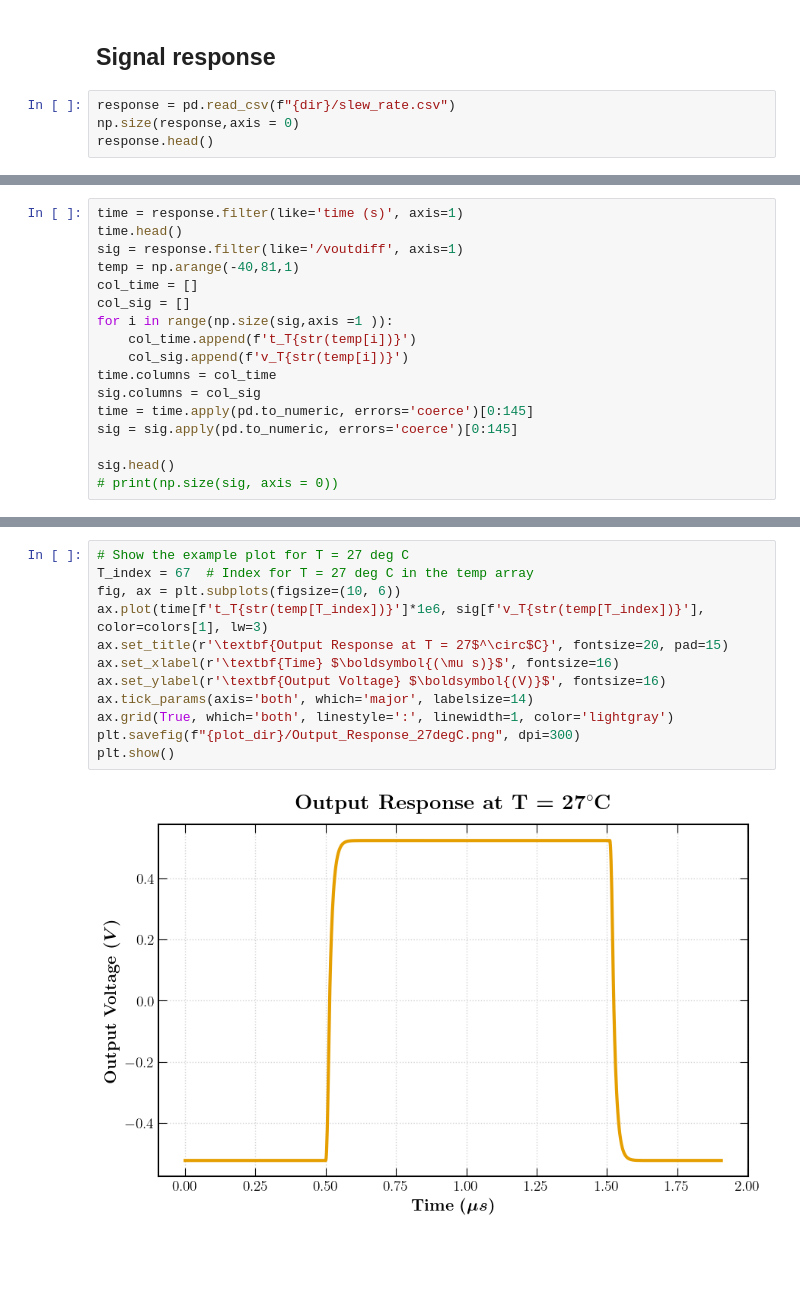
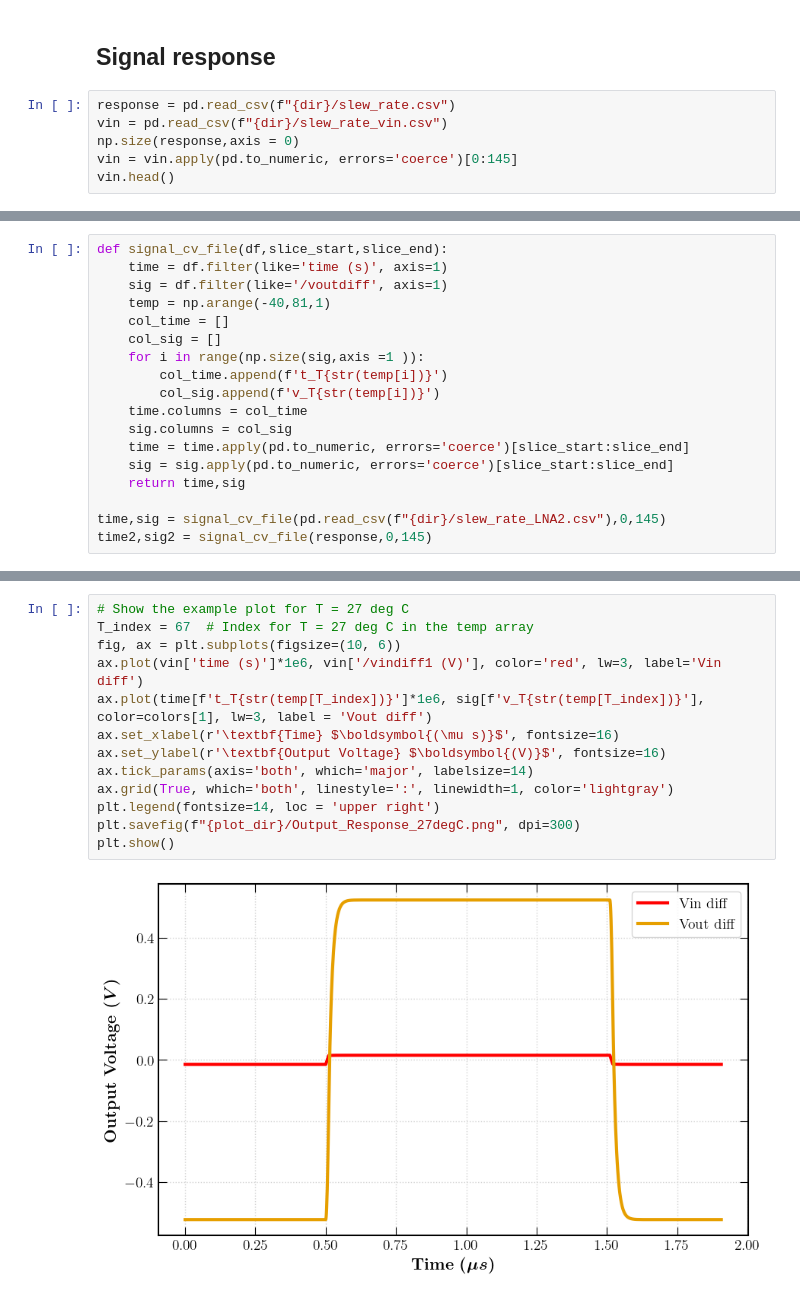
Before and after one commit to BaoTON1701/R-T_BiCMOS_run, a Jupyter notebook: code/Plot_results.ipynb, the cells around one changed output, grey strips where cells are left out. Saved outputs shown, nothing was run; the diff lists cells and outputs as text; blank space fills up the shorter version.

```diff
--- a/code/Plot_results.ipynb
+++ b/code/Plot_results.ipynb
@@ -556,6 +556,8 @@ Offsets for LNA1: [20, 4, 49, 24, 1, 54, 31, 8]
 ## Signal response
 # %%
 response = pd.read_csv(f"{dir}/slew_rate.csv")
+vin = pd.read_csv(f"{dir}/slew_rate_vin.csv")
 np.size(response,axis = 0)
-response.head()
+vin = vin.apply(pd.to_numeric, errors='coerce')[0:145]
+vin.head()
 # %% [output]
@@ -569,17 +570,18 @@ response.head()
 # %%
-time = response.filter(like='time (s)', axis=1)
-time.head()
-sig = response.filter(like='/voutdiff', axis=1)
-temp = np.arange(-40,81,1)
-col_time = []
-col_sig = []
-for i in range(np.size(sig,axis =1 )):
-    col_time.append(f't_T{str(temp[i])}')
-    col_sig.append(f'v_T{str(temp[i])}')
-time.columns = col_time
-sig.columns = col_sig
-time = time.apply(pd.to_numeric, errors='coerce')[0:145]
-sig = sig.apply(pd.to_numeric, errors='coerce')[0:145]
+def signal_cv_file(df,slice_start,slice_end):
+    time = df.filter(like='time (s)', axis=1)
+    sig = df.filter(like='/voutdiff', axis=1)
+    temp = np.arange(-40,81,1)
+    col_time = []
+    col_sig = []
+    for i in range(np.size(sig,axis =1 )):
+        col_time.append(f't_T{str(temp[i])}')
+        col_sig.append(f'v_T{str(temp[i])}')
+    time.columns = col_time
+    sig.columns = col_sig
+    time = time.apply(pd.to_numeric, errors='coerce')[slice_start:slice_end]
+    sig = sig.apply(pd.to_numeric, errors='coerce')[slice_start:slice_end]
+    return time,sig
 
-sig.head()
-# print(np.size(sig, axis = 0))
+time,sig = signal_cv_file(pd.read_csv(f"{dir}/slew_rate_LNA2.csv"),0,145)
+time2,sig2 = signal_cv_file(response,0,145)
@@ -594,17 +588,18 @@ sig.head()
 # %%
 # Show the example plot for T = 27 deg C
 T_index = 67  # Index for T = 27 deg C in the temp array
 fig, ax = plt.subplots(figsize=(10, 6))
-ax.plot(time[f't_T{str(temp[T_index])}']*1e6, sig[f'v_T{str(temp[T_index])}'], color=colors[1], lw=3)
-ax.set_title(r'\textbf{Output Response at T = 27$^\circ$C}', fontsize=20, pad=15)
+ax.plot(vin['time (s)']*1e6, vin['/vindiff1 (V)'], color='red', lw=3, label='Vin diff')
+ax.plot(time[f't_T{str(temp[T_index])}']*1e6, sig[f'v_T{str(temp[T_index])}'], color=colors[1], lw=3, label = 'Vout diff')
 ax.set_xlabel(r'\textbf{Time} $\boldsymbol{(\mu s)}$', fontsize=16)
 ax.set_ylabel(r'\textbf{Output Voltage} $\boldsymbol{(V)}$', fontsize=16)
 ax.tick_params(axis='both', which='major', labelsize=14)
 ax.grid(True, which='both', linestyle=':', linewidth=1, color='lightgray')
+plt.legend(fontsize=14, loc = 'upper right')
 plt.savefig(f"{plot_dir}/Output_Response_27degC.png", dpi=300)
 plt.show()
 # %% [output]
-[figure, old version]
+[figure, new version]
 # %%
 #Selected range for slew rate calculation
 cut = np.array(np.arange(10,80,1))
```
Also changed, not shown: parts of 7 cells of this notebook, 13 other files.
